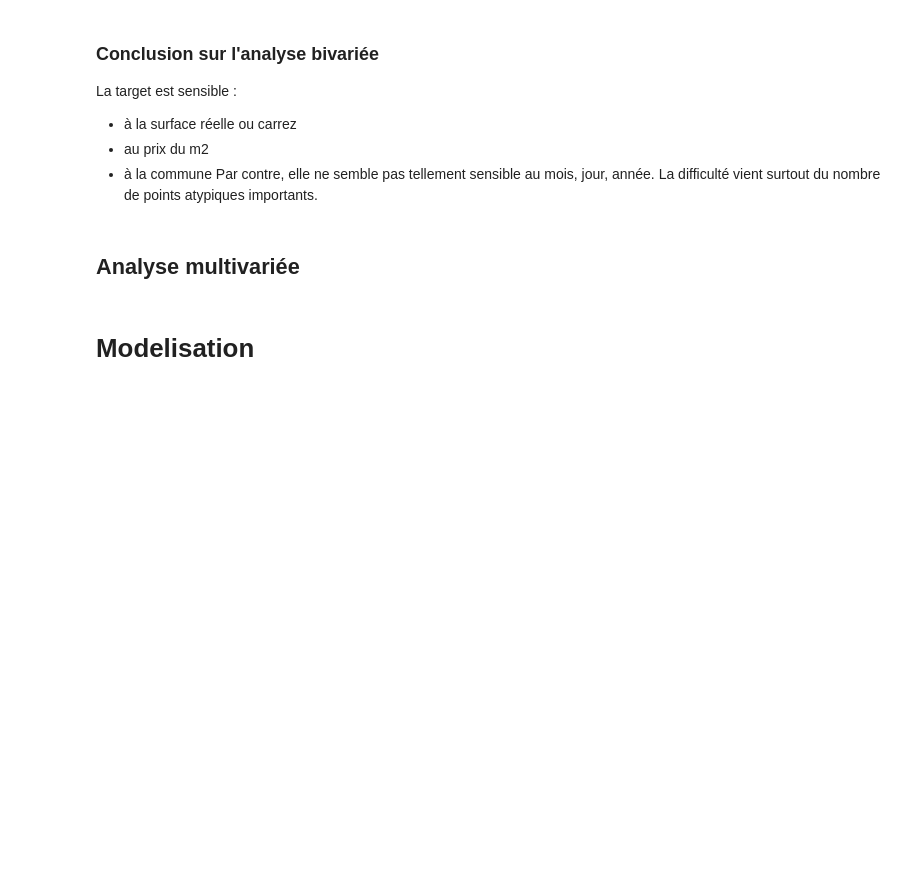
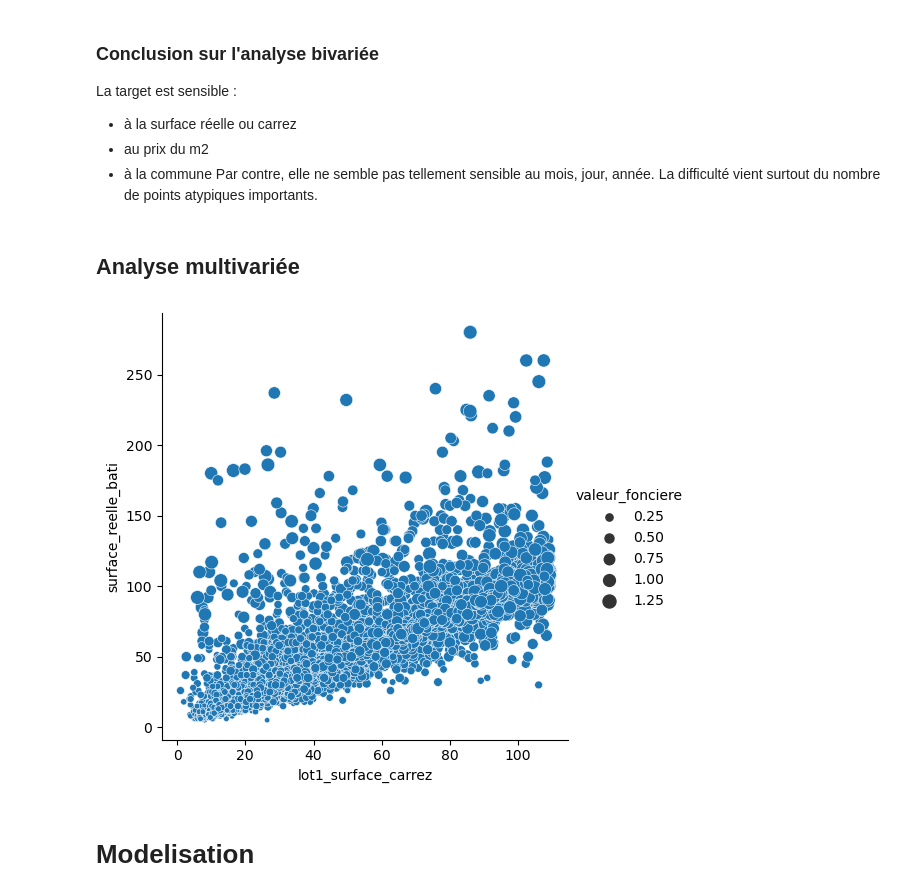
Before and after one commit to anthonymoisan/Predict_Immo, a Jupyter notebook: src/project_Immo.ipynb, the cells around one changed output. Saved outputs shown, nothing was run; the diff lists cells and outputs as text; code cells hidden in the pictures; blank space fills up the shorter version.

```diff
--- a/src/project_Immo.ipynb
+++ b/src/project_Immo.ipynb
@@ -147,5 +219,5 @@ dfDep["nombre_pieces_principales"] = pd.Categorical(dfDep["nombre_pieces_princip
 dfDep["nom_commune"] = pd.Categorical(dfDep["nom_commune"], ordered=False)
 # %%
 #Suppression des variables qui semblent inutiles
-dfDep.drop(['code_departement', 'code_postal', 'adresse_code_voie', 'code_commune', 'id_parcelle','lot1_numero','lot2_numero', 'code_type_local'], inplace=True, axis=1)
+dfDep.drop(['id_mutation','code_departement', 'code_postal', 'adresse_code_voie', 'code_commune', 'id_parcelle','lot1_numero','lot2_numero', 'code_type_local'], inplace=True, axis=1)
 dfDep.shape
@@ -341,8 +581,10 @@ La difficulté vient surtout du nombre de points atypiques importants.
 # %% [markdown]
 ## Analyse multivariée
 # %%
-#sns.relplot(x="lot1_surface_carrez", y="surface_reelle_bati", size="valeur_fonciere", sizes=(15, 100), data=dfDep);
+sns.relplot(x="lot1_surface_carrez", y="surface_reelle_bati", size="valeur_fonciere", sizes=(15, 100), data=dfDep);
 #sns.catplot(x="lot1_surface_carrez", y="valeur_fonciere", hue="type_local",kind="bar",data=dfDep);
+# %% [output]
+[figure, added]
 # %% [markdown]
 # Modelisation
 # %% [markdown]
```
Also changed, not shown: parts of 75 cells of this notebook, 4 other files.
